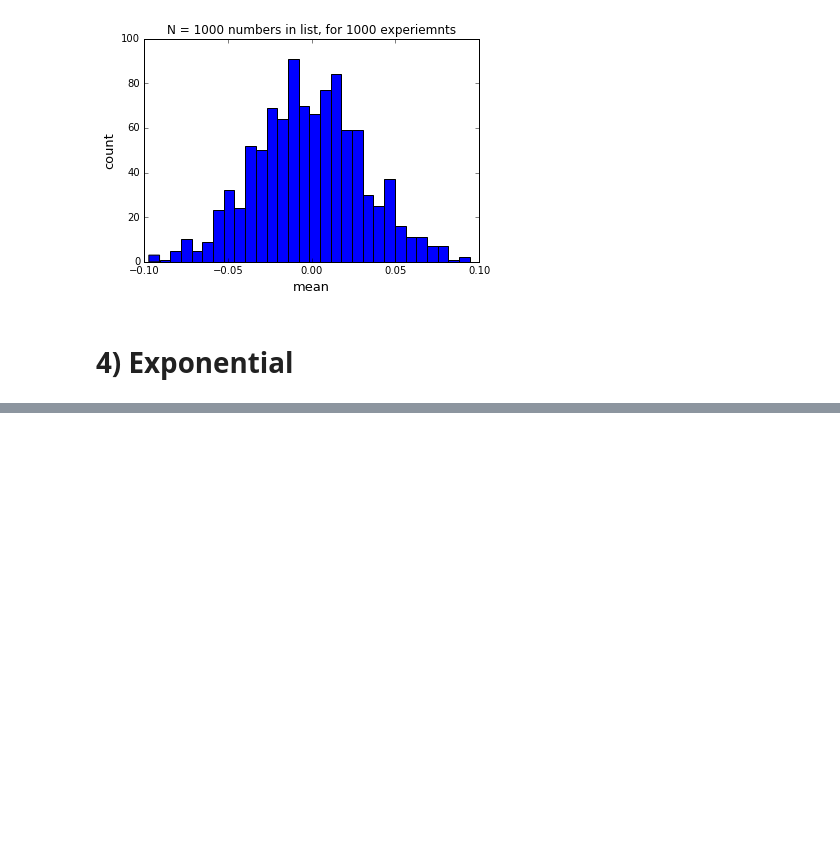
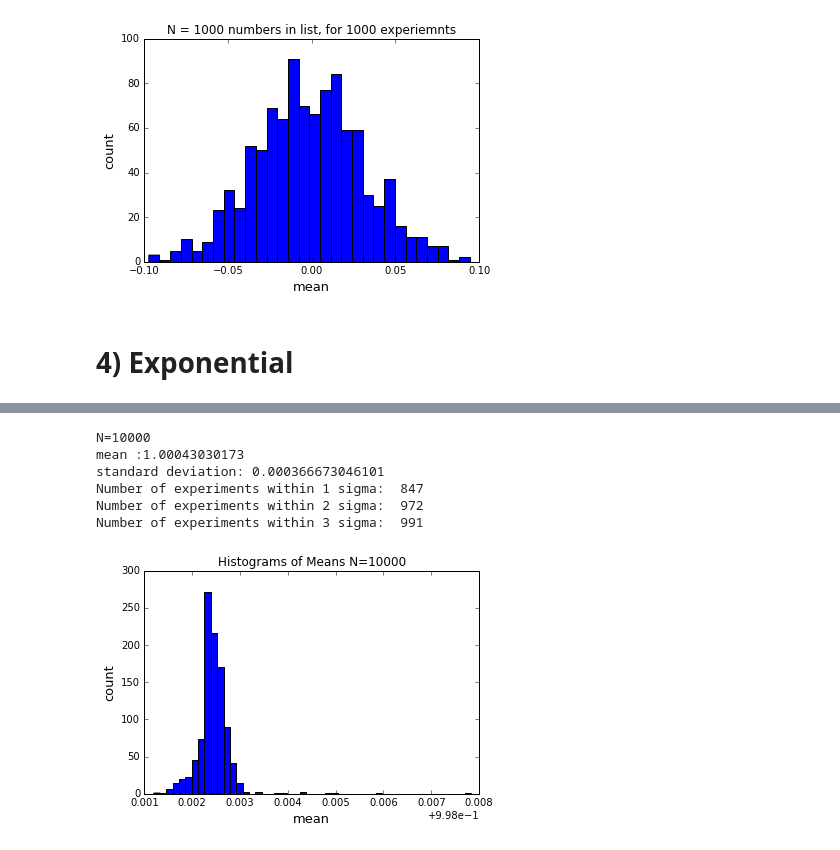
Before and after one commit to andrelondono/111b, a Jupyter notebook: Lab0ErrorAnalysis.ipynb, the cells around one changed output, grey strips where cells are left out. Saved outputs shown, nothing was run; the diff lists cells and outputs as text; code cells hidden in the pictures; blank space fills up the shorter version.

```diff
--- a/Lab0ErrorAnalysis.ipynb
+++ b/Lab0ErrorAnalysis.ipynb
@@ -153,0 +148,28 @@ Number of experiments within 3 sigma:  988
+# %%
+rand_num=[]
+mean_list=[]
+N=10000
+for m in np.arange(1000):
+    for i in np.arange(N):
+        rand_num.append(np.random.exponential())
+    mean_list.append(mean(rand_num))
+plt.figure()
+plt.hist(mean_list,bins=50)
+plt.title("Histograms of Means N={}".format(N))
+plt.xlabel("mean",fontsize=13)
+plt.ylabel("count",fontsize=13)
+
+print "N={}".format(N)
+print "mean :{}".format(mean(mean_list))
+print "standard deviation: {}".format(std(mean_list))
+print "Number of experiments within 1 sigma: ", len(np.where(abs(mean_list-mean(mean_list))<std(mean_list))[0])
+print "Number of experiments within 2 sigma: ", len(np.where(abs(mean_list-mean(mean_list))<2*std(mean_list))[0])
+print "Number of experiments within 3 sigma: ", len(np.where(abs(mean_list-mean(mean_list))<3*std(mean_list))[0])
+# %% [output]
+N=10000
+mean :1.00043030173
+standard deviation: 0.000366673046101
+Number of experiments within 1 sigma:  847
+Number of experiments within 2 sigma:  972
+Number of experiments within 3 sigma:  991
+[figure, added]
```
Also changed, not shown: parts of 22 cells of this notebook, 2 other files.
